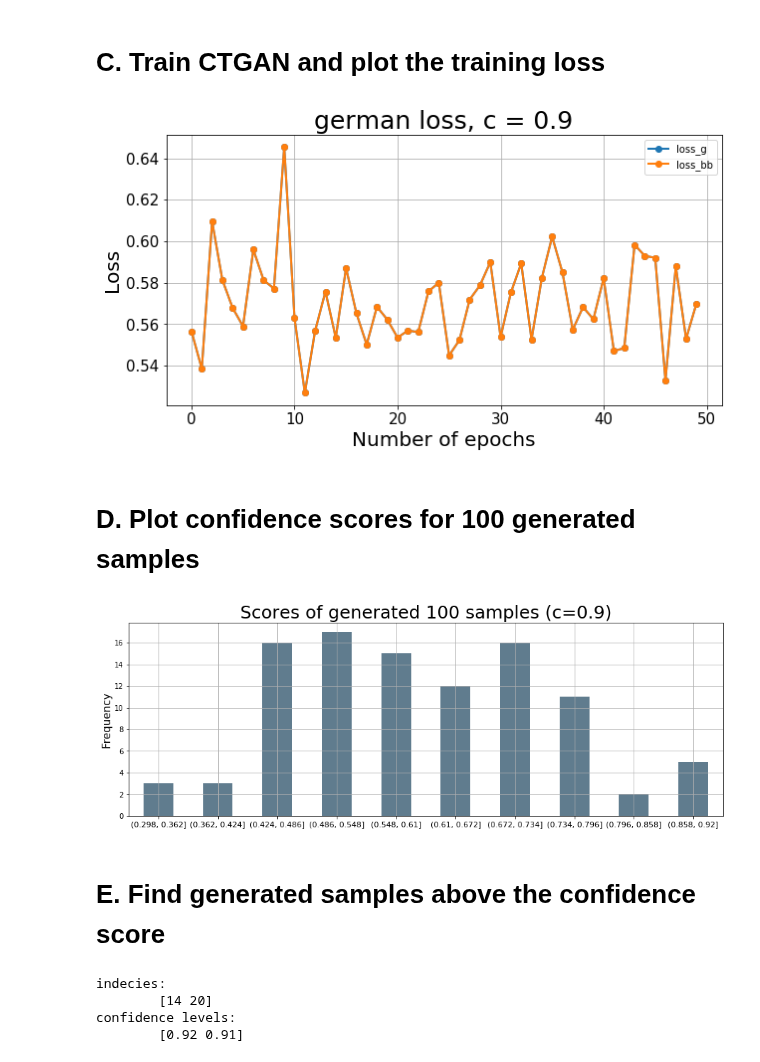
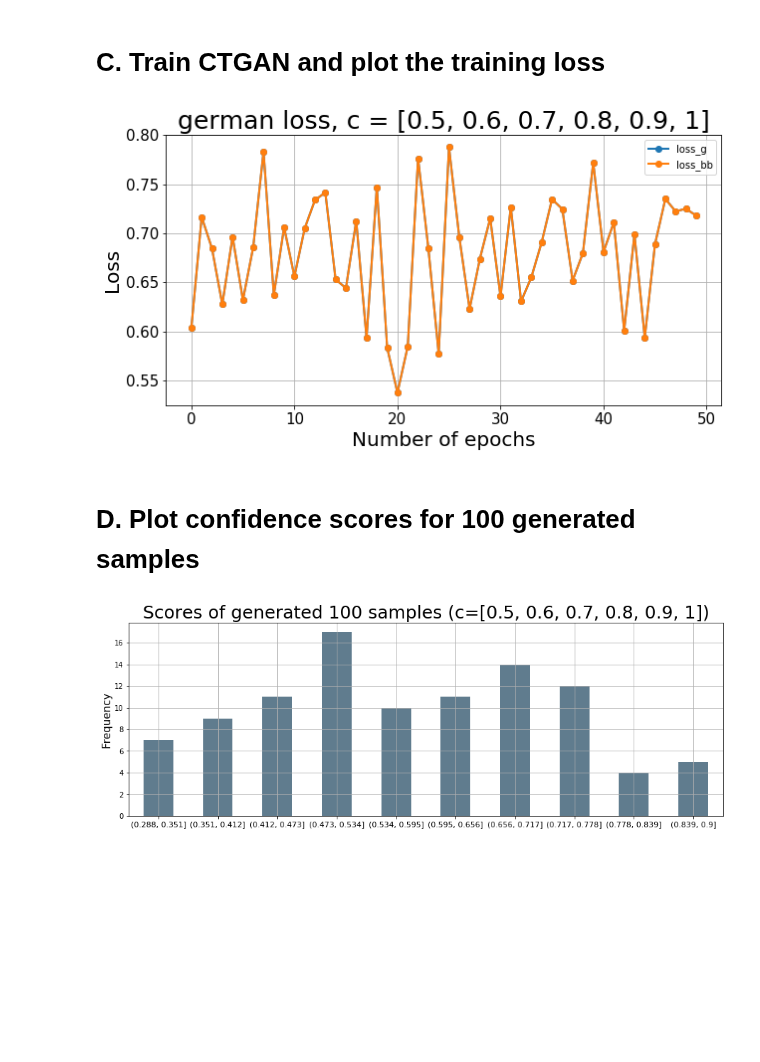
Before and after one commit to roye52371/CTGAN, a Jupyter notebook: German.ipynb, the cells around one changed output. Saved outputs shown, nothing was run; the diff lists cells and outputs as text; code cells hidden in the pictures; blank space fills up the shorter version.

```diff
--- a/German.ipynb
+++ b/German.ipynb
@@ -56,33 +56,33 @@ plot_confidence_levels(y_conf_train, "Confidence scores for X_train")
 # %%
 z_features = get_noise_features(X_train, categorical_features)
 z_rows = int(0.25 * X_train.shape[0])
 z = gen_random_noise(shape=(z_rows, z_features))
 
 batch_size = 50
 epochs = 50
-confidence_level = 0.9
+confidence_level = [0.5, 0.6, 0.7, 0.8, 0.9, 1]
 gen_lr = 2e-5
 loss = 'log'
 
 rf_ctgan = CTGANSynthesizer(batch_size=batch_size,
                             blackbox_model=rf,
                             preprocessing_pipeline=preprocessor,
                             bb_loss=loss
                             )
 
 hist = rf_ctgan.fit(train_data=z,
                     epochs=epochs,
                     confidence_level=confidence_level,
                     gen_lr=gen_lr,
                     verbose=False
                     )
 
 # rf_ctgan.save(f"{MODELS_PATH}/{dataset}_ctgan_c_{confidence_level}.pkl")
 
 plot_losses(hist, title=f'{dataset} loss, c = {confidence_level}')
 print()
 # %% [output]
-[figure, old version]
+[figure, new version]
 # %% [markdown]
 # D. Plot confidence scores for 100 generated samples
 # %%
@@ -95,16 +95,4 @@ y_conf_gen = y_prob[:, 0]  # confidence scores
 
 plot_confidence_levels(y_conf_gen, f"Scores of generated {samples} samples (c={confidence_level})")
 # %% [output]
-[figure, old version]
+[figure, new version]
-# %% [markdown]
-# E. Find generated samples above the confidence score
-# %%
-# find samples s such that s.confidence > c
-indices = np.argwhere(y_conf_gen>confidence_level).squeeze()
-print(f"indecies:\n\t{indices}\nconfidence levels:\n\t{y_conf_gen[indices]}")
-gen_indices = indices if indices.shape != () else [indices] # avoide no shape arrays
-# %% [output]
-indecies:
-        [14 20]
-confidence levels:
-        [0.92 0.91]
```
Also changed, not shown: parts of 11 cells of this notebook, 1 other file.
